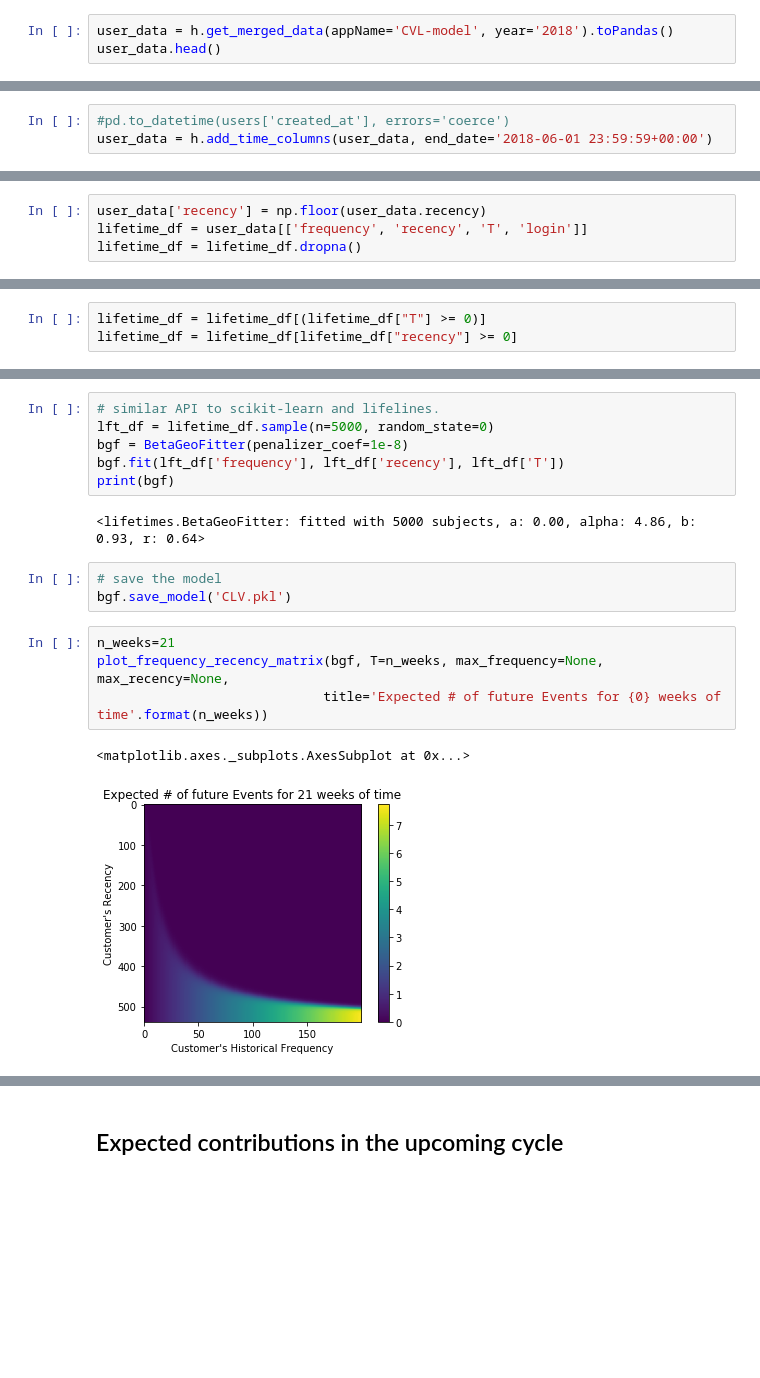
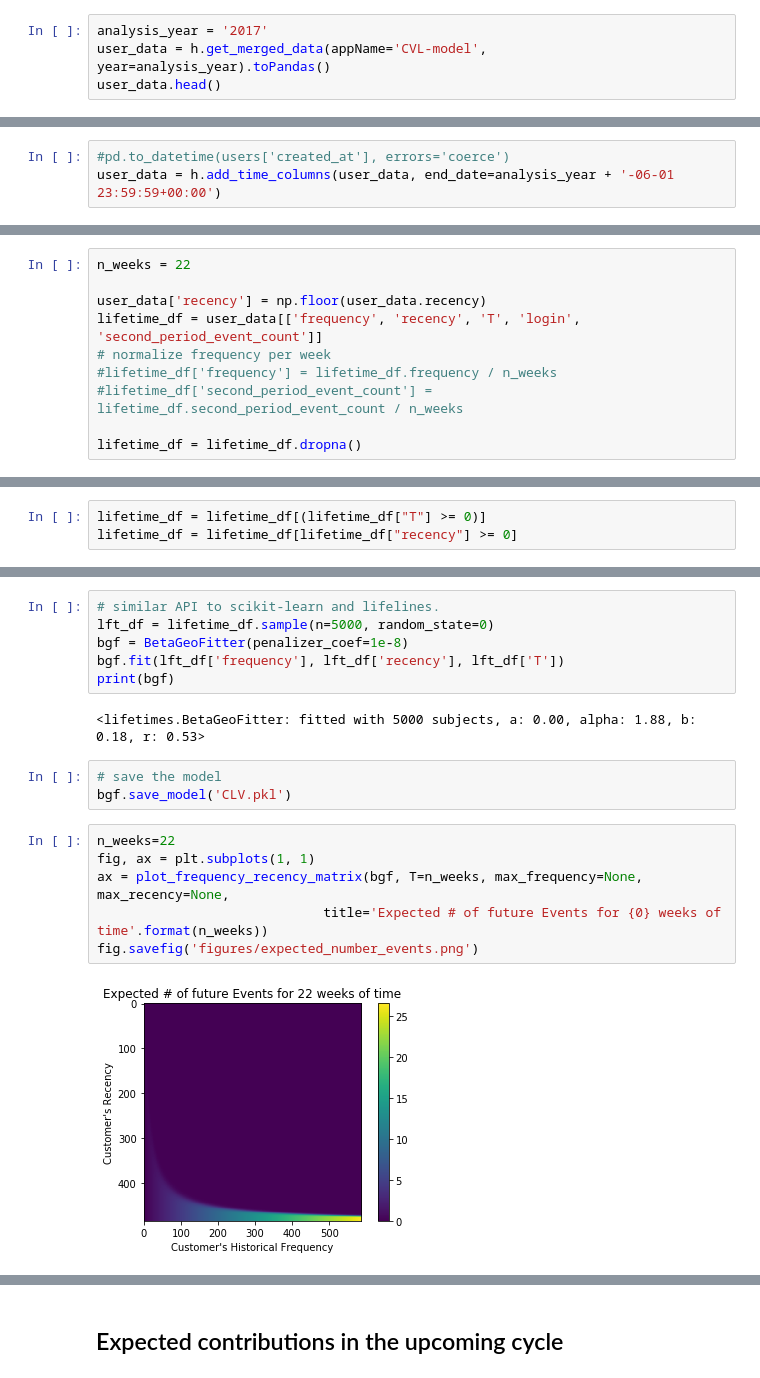
Before and after one commit to bps10/github-churn, a Jupyter notebook: Model_CVL.ipynb, the cells around one changed output, grey strips where cells are left out. Saved outputs shown, nothing was run; the diff lists cells and outputs as text; blank space fills up the shorter version.

Commit message:
live user query working

```diff
--- a/Model_CVL.ipynb
+++ b/Model_CVL.ipynb
@@ -16,6 +16,7 @@ from lifetimes.plotting import plot_frequency_recency_matrix
 
 import helper as h
 # %%
-user_data = h.get_merged_data(appName='CVL-model', year='2018').toPandas()
+analysis_year = '2017'
+user_data = h.get_merged_data(appName='CVL-model', year=analysis_year).toPandas()
 user_data.head()
 # %% [output]
@@ -29,7 +30,7 @@ user_data.head()
 5 rows × 29 columns
 # %%
 #pd.to_datetime(users['created_at'], errors='coerce')
-user_data = h.add_time_columns(user_data, end_date='2018-06-01 23:59:59+00:00')
+user_data = h.add_time_columns(user_data, end_date=analysis_year + '-06-01 23:59:59+00:00')
 # %%
 user_data.head()
 # %% [output]
@@ -53,8 +54,14 @@ Definitions from [lifetime](https://lifetimes.readthedocs.io/en/latest/Quickstar
 # %% [markdown]
 ### Model CLV
 # %%
+n_weeks = 22
+
 user_data['recency'] = np.floor(user_data.recency)
-lifetime_df = user_data[['frequency', 'recency', 'T', 'login']]
+lifetime_df = user_data[['frequency', 'recency', 'T', 'login', 'second_period_event_count']]
+# normalize frequency per week
+#lifetime_df['frequency'] = lifetime_df.frequency / n_weeks
+#lifetime_df['second_period_event_count'] = lifetime_df.second_period_event_count / n_weeks
+
 lifetime_df = lifetime_df.dropna()
 # %%
 lifetime_df.head()
@@ -87,17 +94,18 @@ bgf = BetaGeoFitter(penalizer_coef=1e-8)
 bgf.fit(lft_df['frequency'], lft_df['recency'], lft_df['T'])
 print(bgf)
 # %% [output]
-<lifetimes.BetaGeoFitter: fitted with 5000 subjects, a: 0.00, alpha: 4.86, b: 0.93, r: 0.64>
+<lifetimes.BetaGeoFitter: fitted with 5000 subjects, a: 0.00, alpha: 1.88, b: 0.18, r: 0.53>
 # %%
 # save the model
 bgf.save_model('CLV.pkl')
 # %%
-n_weeks=21
-plot_frequency_recency_matrix(bgf, T=n_weeks, max_frequency=None, max_recency=None,
+n_weeks=22
+fig, ax = plt.subplots(1, 1)
+ax = plot_frequency_recency_matrix(bgf, T=n_weeks, max_frequency=None, max_recency=None,
                              title='Expected # of future Events for {0} weeks of time'.format(n_weeks))
+fig.savefig('figures/expected_number_events.png')
 # %% [output]
-<matplotlib.axes._subplots.AxesSubplot at 0x...>
-[figure, old version]
+[figure, new version]
 # %%
 from lifetimes.plotting import plot_probability_alive_matrix
 
```
Also changed, not shown: parts of 8 cells of this notebook, 7 other files.
